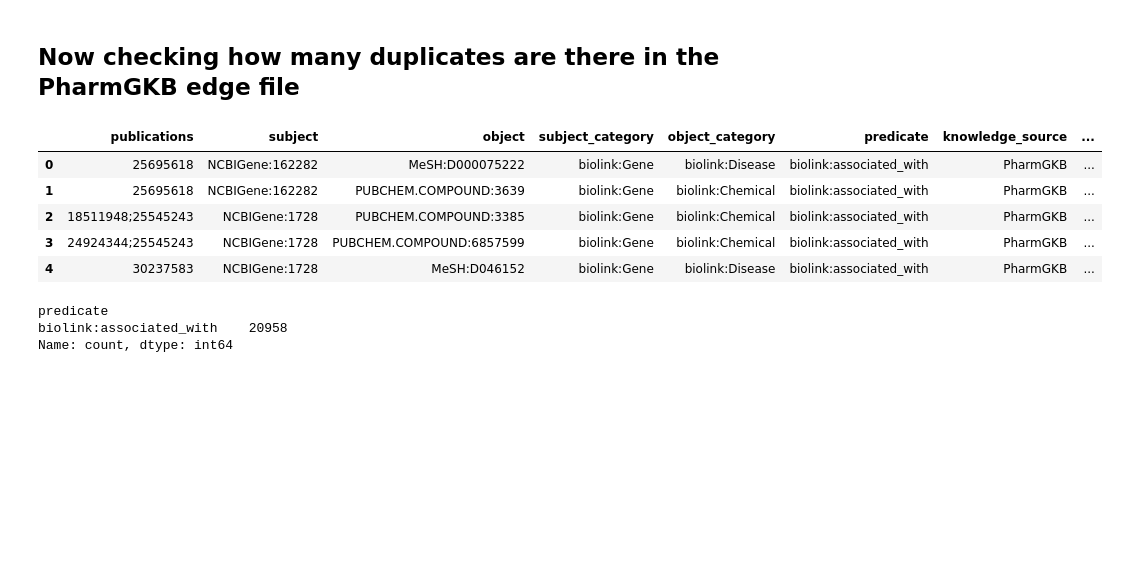
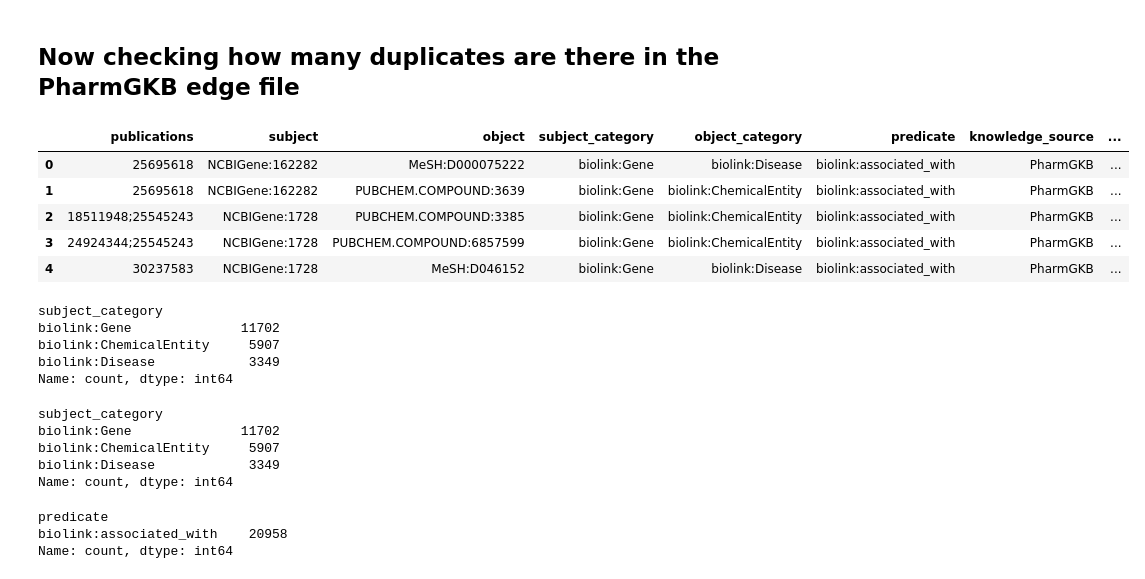
Before and after one commit to IlyaLab/TranslatorPharcogenomicsKG, a Jupyter notebook: Pharmagenomics_KG/PrimeKG_parser.ipynb, the cells around one changed output. Cells and saved outputs as stored; diff of their text form; code cells hidden in the pictures; blank space fills up the shorter version.

```diff
--- a/Pharmagenomics_KG/PrimeKG_parser.ipynb
+++ b/Pharmagenomics_KG/PrimeKG_parser.ipynb
@@ -1136,18 +1343,38 @@ Number of duplicated rows: 148185
 ## Now checking how many duplicates are there in the PharmGKB edge file
 # %%
 ## Define the version number
-PharmGKB_version_number = "05_29_2025"
-PharmGKB_path_edge_file = f'/Users/Weiqi0/ISB_working/Ilya_lab/Translator/Pharmagenomics_KG/files/parsed/PharmGKB_parsed_edge_{version_number}.tsv'
+PharmGKB_version_number = "07_08_2025"
+PharmGKB_path_edge_file = f'/Users/Weiqi0/ISB_working/Ilya_lab/Translator/Pharmagenomics_KG/files/parsed/PharmGKB_parsed_edge_{PharmGKB_version_number}.tsv'
 
 PharmGKB_edge_df = pd.read_csv(PharmGKB_path_edge_file, sep = '\t')
 PharmGKB_edge_df.head()
 # %% [output]
 |  | publications | subject | object | subject_category | object_category | predicate | knowledge_source | ... |
 | 0 | 25695618 | NCBIGene:162282 | MeSH:D000075222 | biolink:Gene | biolink:Disease | biolink:associated_with | PharmGKB | ... |
-| 1 | 25695618 | NCBIGene:162282 | PUBCHEM.COMPOUND:3639 | biolink:Gene | biolink:Chemical | biolink:associated_with | PharmGKB | ... |
-| 2 | 18511948;25545243 | NCBIGene:1728 | PUBCHEM.COMPOUND:3385 | biolink:Gene | biolink:Chemical | biolink:associated_with | PharmGKB | ... |
-| 3 | 24924344;25545243 | NCBIGene:1728 | PUBCHEM.COMPOUND:6857599 | biolink:Gene | biolink:Chemical | biolink:associated_with | PharmGKB | ... |
+| 1 | 25695618 | NCBIGene:162282 | PUBCHEM.COMPOUND:3639 | biolink:Gene | biolink:ChemicalEntity | biolink:associated_with | PharmGKB | ... |
+| 2 | 18511948;25545243 | NCBIGene:1728 | PUBCHEM.COMPOUND:3385 | biolink:Gene | biolink:ChemicalEntity | biolink:associated_with | PharmGKB | ... |
+| 3 | 24924344;25545243 | NCBIGene:1728 | PUBCHEM.COMPOUND:6857599 | biolink:Gene | biolink:ChemicalEntity | biolink:associated_with | PharmGKB | ... |
 | 4 | 30237583 | NCBIGene:1728 | MeSH:D046152 | biolink:Gene | biolink:Disease | biolink:associated_with | PharmGKB | ... |
+# %%
+## check all unique predicate values
+counts = PharmGKB_edge_df['subject_category'].value_counts()
+print(counts)
+# %% [output]
+subject_category
+biolink:Gene              11702
+biolink:ChemicalEntity     5907
+biolink:Disease            3349
+Name: count, dtype: int64
+# %%
+## check all unique predicate values
+counts = PharmGKB_edge_df['subject_category'].value_counts()
+print(counts)
+# %% [output]
+subject_category
+biolink:Gene              11702
+biolink:ChemicalEntity     5907
+biolink:Disease            3349
+Name: count, dtype: int64
 # %%
 ## check all unique predicate values
 counts = PharmGKB_edge_df['predicate'].value_counts()
```
Also changed, not shown: parts of 60 cells of this notebook, 3 other files.
